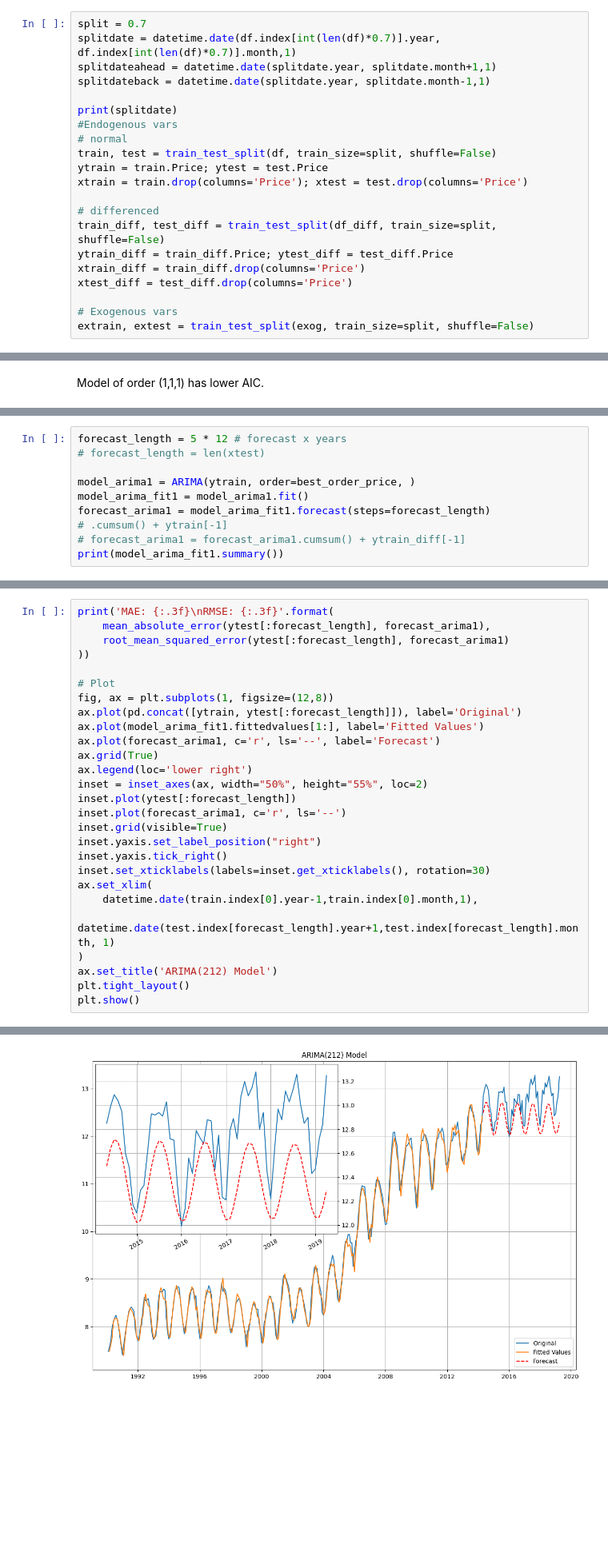
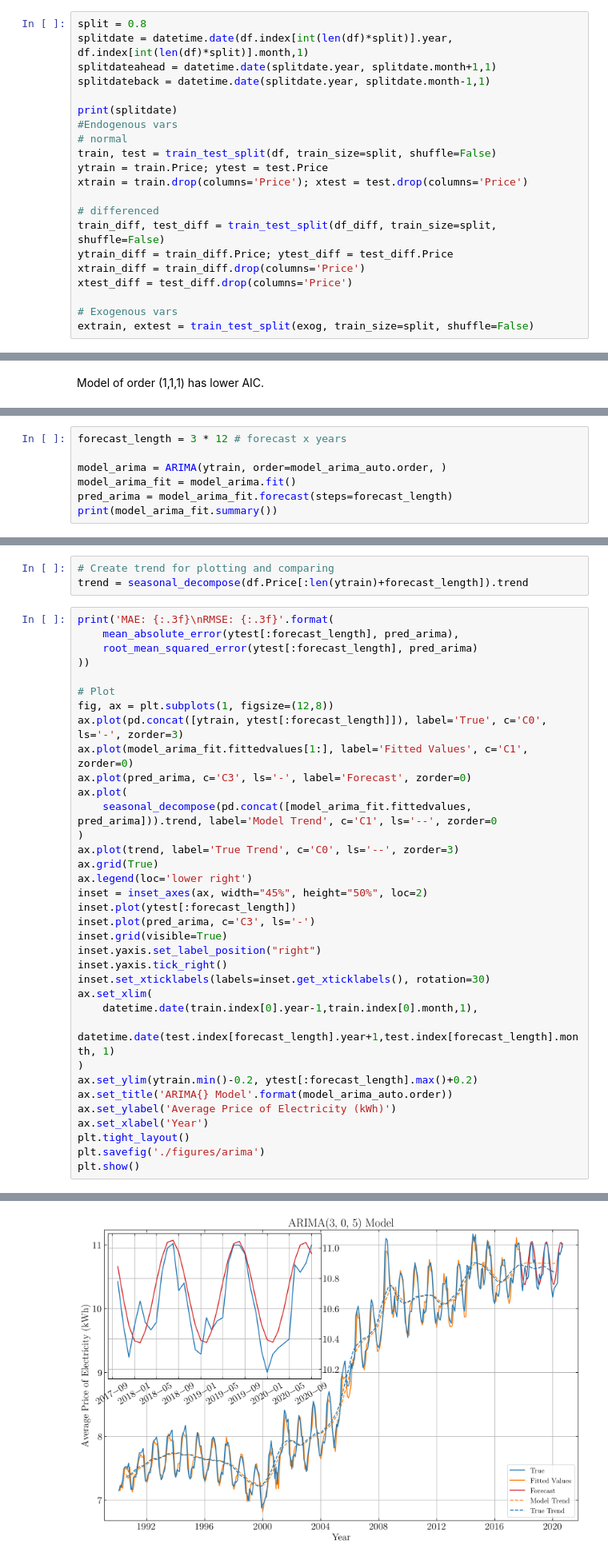
Before and after one commit to bktakacs/springboard_dsc_capstone3, a Jupyter notebook: pp-model.ipynb, the cells around one changed output, grey strips where cells are left out. Shown at 80% size. Saved outputs shown, nothing was run; the diff lists cells and outputs as text; blank space fills up the shorter version.

```diff
--- a/pp-model.ipynb
+++ b/pp-model.ipynb
@@ -120,7 +136,7 @@ df_diff
 415 rows × 5 columns
 # %%
-split = 0.7
-splitdate = datetime.date(df.index[int(len(df)*0.7)].year, df.index[int(len(df)*0.7)].month,1)
+split = 0.8
+splitdate = datetime.date(df.index[int(len(df)*split)].year, df.index[int(len(df)*split)].month,1)
 splitdateahead = datetime.date(splitdate.year, splitdate.month+1,1)
 splitdateback = datetime.date(splitdate.year, splitdate.month-1,1)
 
@@ -220,13 +223,10 @@ MSE chose same model
 # %%
-forecast_length = 5 * 12 # forecast x years
-# forecast_length = len(xtest)
+forecast_length = 3 * 12 # forecast x years
 
-model_arima1 = ARIMA(ytrain, order=best_order_price, )
-model_arima_fit1 = model_arima1.fit()
-forecast_arima1 = model_arima_fit1.forecast(steps=forecast_length)
-# .cumsum() + ytrain[-1]
-# forecast_arima1 = forecast_arima1.cumsum() + ytrain_diff[-1]
-print(model_arima_fit1.summary())
+model_arima = ARIMA(ytrain, order=model_arima_auto.order, )
+model_arima_fit = model_arima.fit()
+pred_arima = model_arima_fit.forecast(steps=forecast_length)
+print(model_arima_fit.summary())
 # %% [output]
                                SARIMAX Results
 ==============================================================================
@@ -245,22 +245,29 @@ Covariance Type:                  opg
 
 Warnings:
 [1] Covariance matrix calculated using the outer product of gradients (complex-step).
+# %%
+# Create trend for plotting and comparing
+trend = seasonal_decompose(df.Price[:len(ytrain)+forecast_length]).trend
 # %%
 print('MAE: {:.3f}\nRMSE: {:.3f}'.format(
-    mean_absolute_error(ytest[:forecast_length], forecast_arima1),
-    root_mean_squared_error(ytest[:forecast_length], forecast_arima1)
+    mean_absolute_error(ytest[:forecast_length], pred_arima),
+    root_mean_squared_error(ytest[:forecast_length], pred_arima)
 ))
 
 # Plot
 fig, ax = plt.subplots(1, figsize=(12,8))
-ax.plot(pd.concat([ytrain, ytest[:forecast_length]]), label='Original')
-ax.plot(model_arima_fit1.fittedvalues[1:], label='Fitted Values')
-ax.plot(forecast_arima1, c='r', ls='--', label='Forecast')
+ax.plot(pd.concat([ytrain, ytest[:forecast_length]]), label='True', c='C0', ls='-', zorder=3)
+ax.plot(model_arima_fit.fittedvalues[1:], label='Fitted Values', c='C1', zorder=0)
+ax.plot(pred_arima, c='C3', ls='-', label='Forecast', zorder=0)
+ax.plot(
+    seasonal_decompose(pd.concat([model_arima_fit.fittedvalues, pred_arima])).trend, label='Model Trend', c='C1', ls='--', zorder=0
+)
+ax.plot(trend, label='True Trend', c='C0', ls='--', zorder=3)
 ax.grid(True)
 ax.legend(loc='lower right')
-inset = inset_axes(ax, width="50%", height="55%", loc=2)
+inset = inset_axes(ax, width="45%", height="50%", loc=2)
 inset.plot(ytest[:forecast_length])
-inset.plot(forecast_arima1, c='r', ls='--')
+inset.plot(pred_arima, c='C3', ls='-')
 inset.grid(visible=True)
 inset.yaxis.set_label_position("right")
 inset.yaxis.tick_right()
@@ -269,7 +276,11 @@ ax.set_xlim(
     datetime.date(train.index[0].year-1,train.index[0].month,1),
     datetime.date(test.index[forecast_length].year+1,test.index[forecast_length].month, 1)
 )
-ax.set_title('ARIMA(212) Model')
+ax.set_ylim(ytrain.min()-0.2, ytest[:forecast_length].max()+0.2)
+ax.set_title('ARIMA{} Model'.format(model_arima_auto.order))
+ax.set_ylabel('Average Price of Electricity (kWh)')
+ax.set_xlabel('Year')
 plt.tight_layout()
+plt.savefig('./figures/arima')
 plt.show()
 # %% [output]
@@ -278,4 +289,4 @@ RMSE: 0.438
-[figure, old version]
+[figure, new version]
 # %% [markdown]
 ### __SARIMAX Model__
 
```
Also changed, not shown: parts of 41 cells of this notebook.
